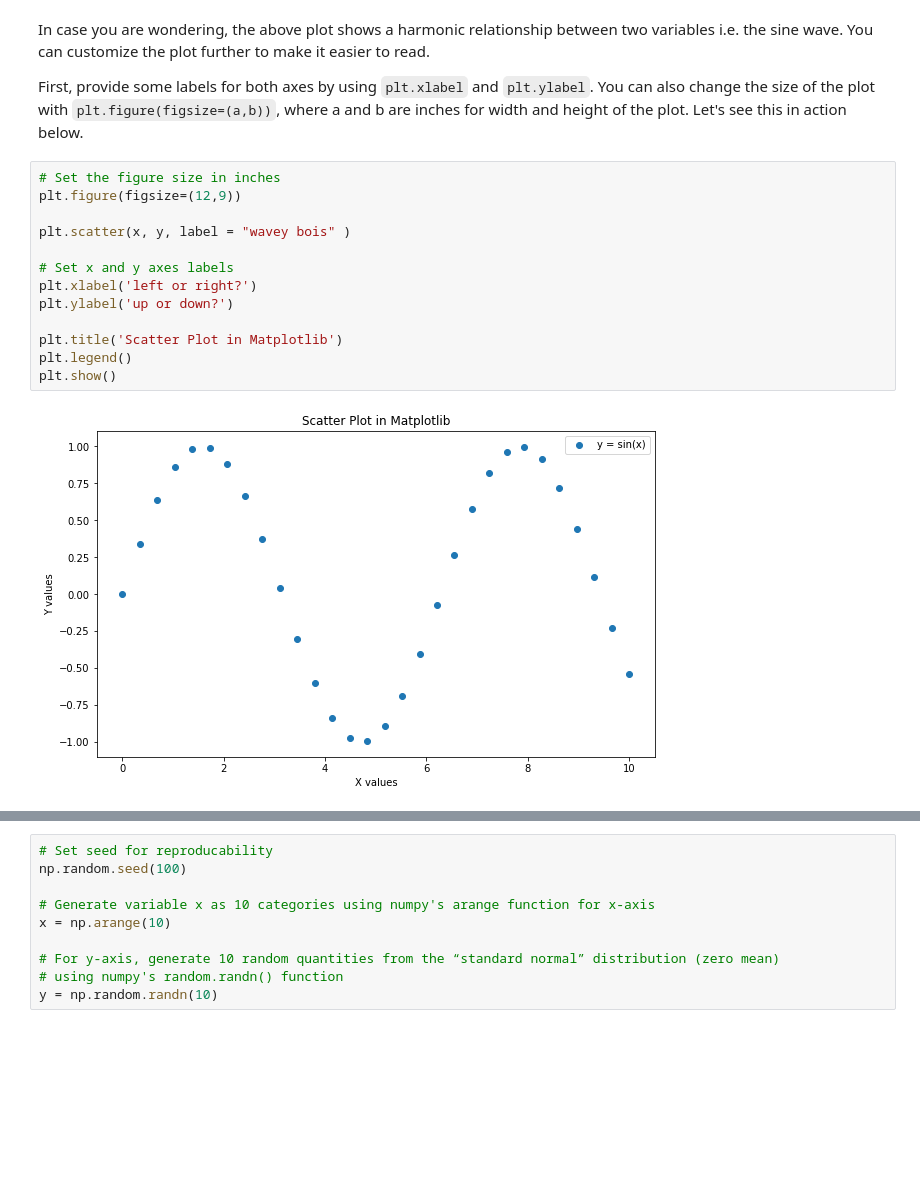
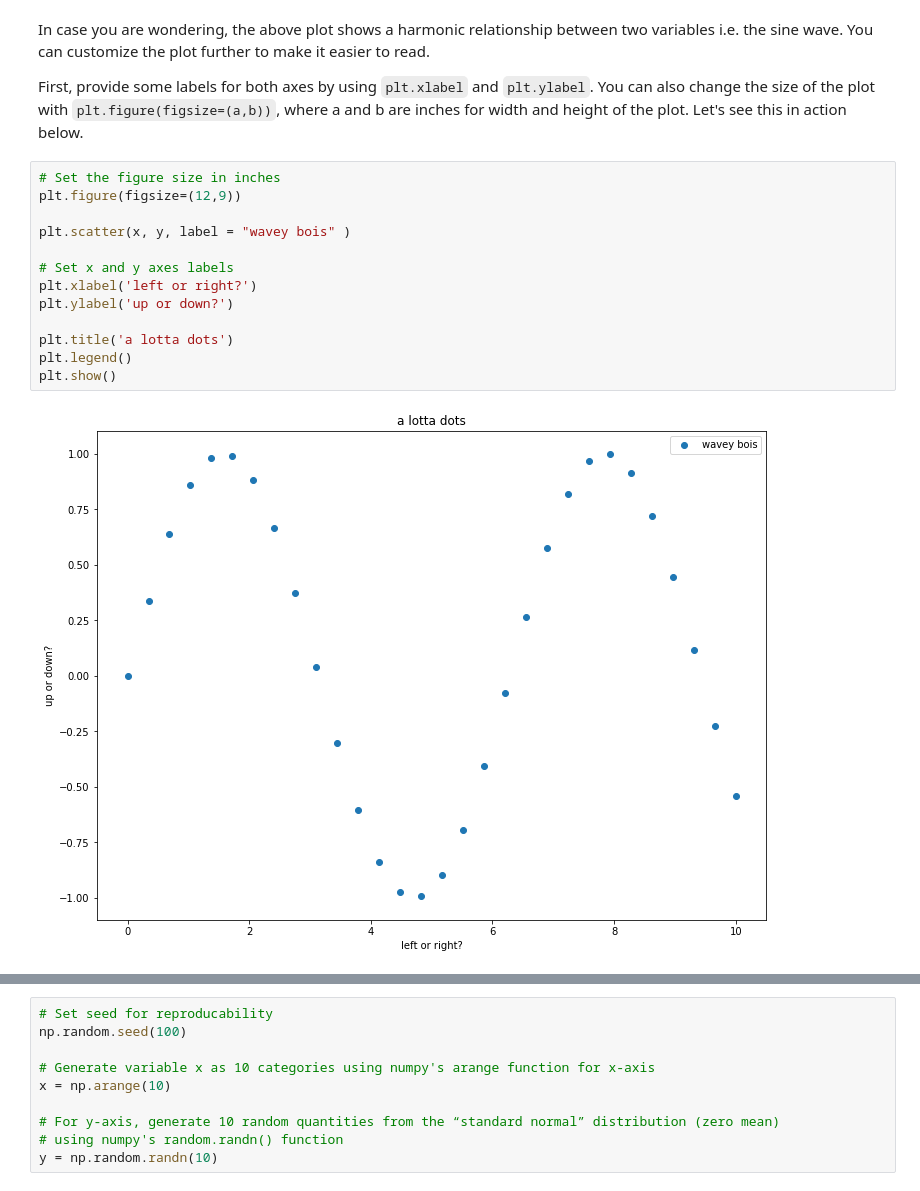
Before and after one commit to ravaxis/dsc-data-viz-nyc-ds-082619, a Jupyter notebook: index.ipynb, the cells around one changed output, grey strips where cells are left out. Saved outputs shown, nothing was run; the diff lists cells and outputs as text; blank space fills up the shorter version.

```diff
--- a/index.ipynb
+++ b/index.ipynb
@@ -65,18 +65,18 @@ First, provide some labels for both axes by using `plt.xlabel` and `plt.ylabel`.
 # %%
 # Set the figure size in inches
 plt.figure(figsize=(12,9))
 
 plt.scatter(x, y, label = "wavey bois" )
 
 # Set x and y axes labels
 plt.xlabel('left or right?')
 plt.ylabel('up or down?')
 
-plt.title('Scatter Plot in Matplotlib')
+plt.title('a lotta dots')
 plt.legend()
 plt.show()
 # %% [output]
-[figure, old version]
+[figure, new version]
 # %% [markdown]
 The nice thing is labeling and other customizations that you see here are applicable to almost all kinds of plots in matplotlib.
 
```
